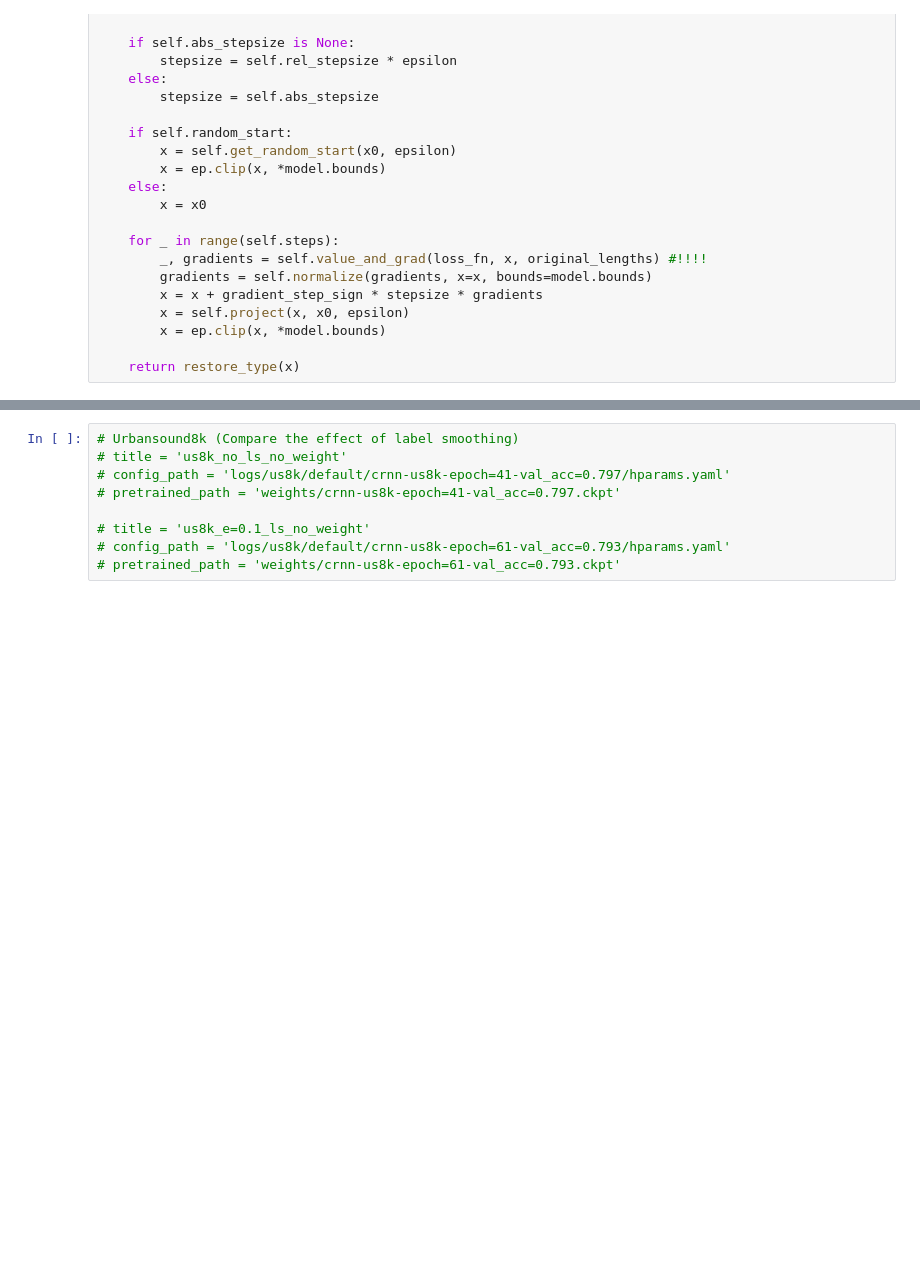
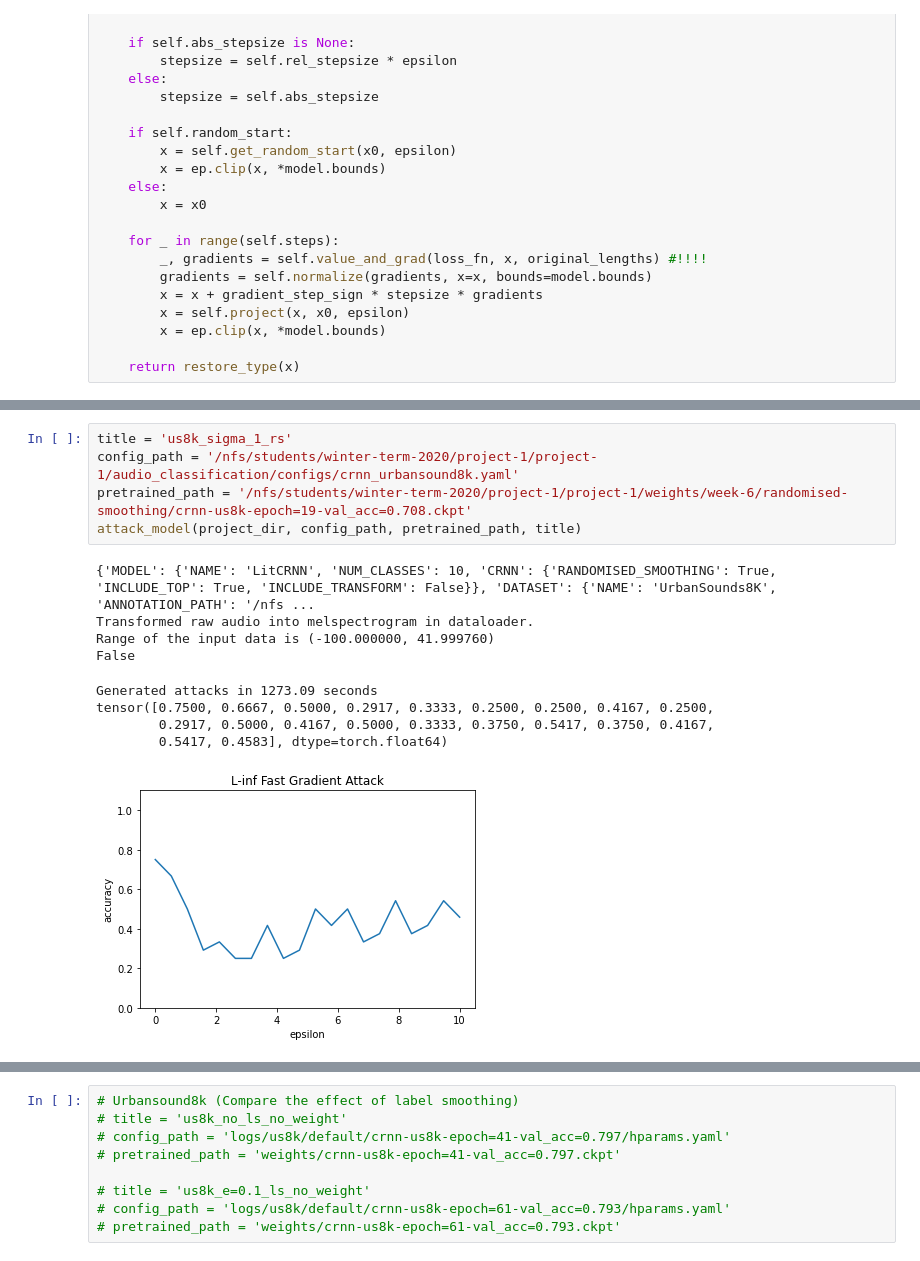
Before and after one commit to Vardanush/Robust-audio-classification, a Jupyter notebook: notebooks/foolbox_attacks.ipynb, the cells around one changed output, grey strips where cells are left out. Cells and saved outputs as stored; diff of their text form; blank space fills up the shorter version.

```diff
--- a/notebooks/foolbox_attacks.ipynb
+++ b/notebooks/foolbox_attacks.ipynb
@@ -400,0 +229,15 @@ attack_model(project_dir, config_path, pretrained_path, title)
+# %%
+title = 'us8k_sigma_1_rs'
+config_path = '/nfs/students/winter-term-2020/project-1/project-1/audio_classification/configs/crnn_urbansound8k.yaml'
+pretrained_path = '/nfs/students/winter-term-2020/project-1/project-1/weights/week-6/randomised-smoothing/crnn-us8k-epoch=19-val_acc=0.708.ckpt'
+attack_model(project_dir, config_path, pretrained_path, title)
+# %% [output]
+{'MODEL': {'NAME': 'LitCRNN', 'NUM_CLASSES': 10, 'CRNN': {'RANDOMISED_SMOOTHING': True, 'INCLUDE_TOP': True, 'INCLUDE_TRANSFORM': False}}, 'DATASET': {'NAME': 'UrbanSounds8K', 'ANNOTATION_PATH': '/nfs ...
+Transformed raw audio into melspectrogram in dataloader.
+Range of the input data is (-100.000000, 41.999760)
+False
+Generated attacks in 1273.09 seconds
+tensor([0.7500, 0.6667, 0.5000, 0.2917, 0.3333, 0.2500, 0.2500, 0.4167, 0.2500,
+        0.2917, 0.5000, 0.4167, 0.5000, 0.3333, 0.3750, 0.5417, 0.3750, 0.4167,
+        0.5417, 0.4583], dtype=torch.float64)
+[figure, added]
```
Also changed, not shown: parts of 22 cells of this notebook, 7 other files.
